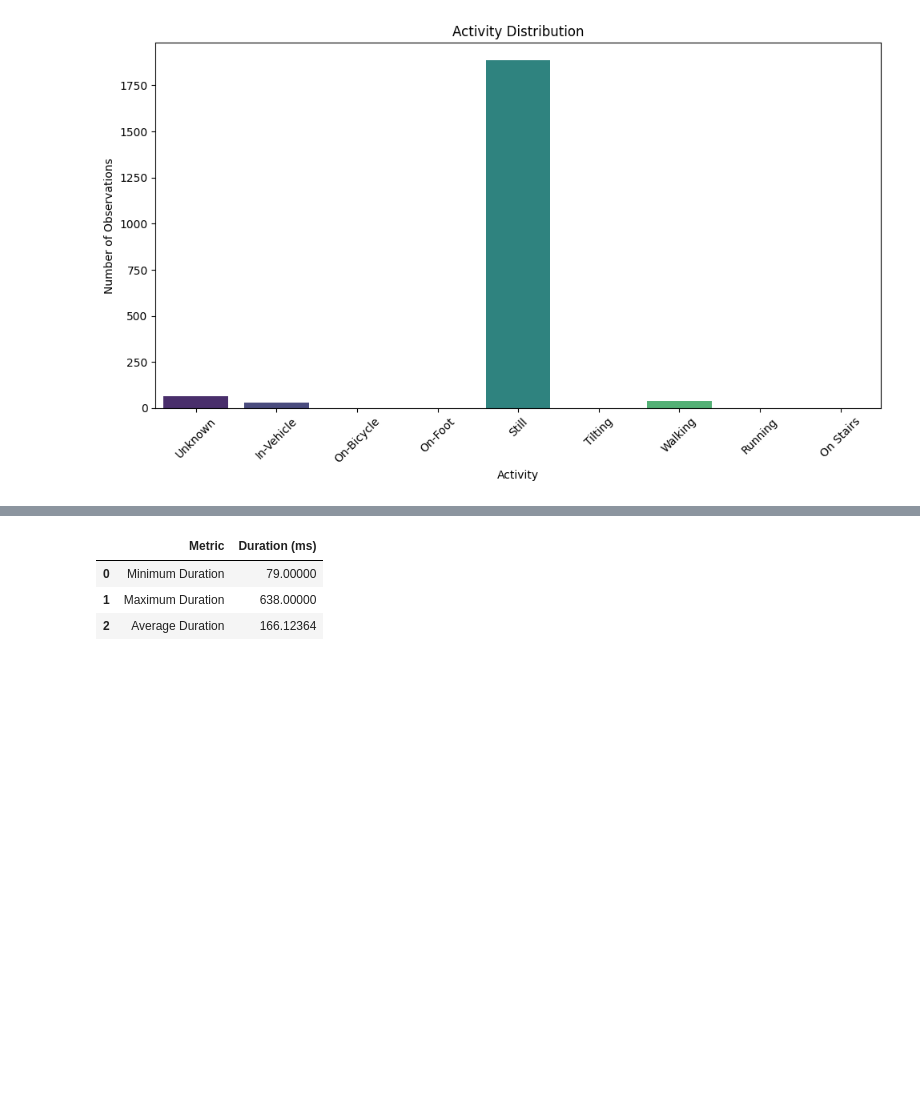
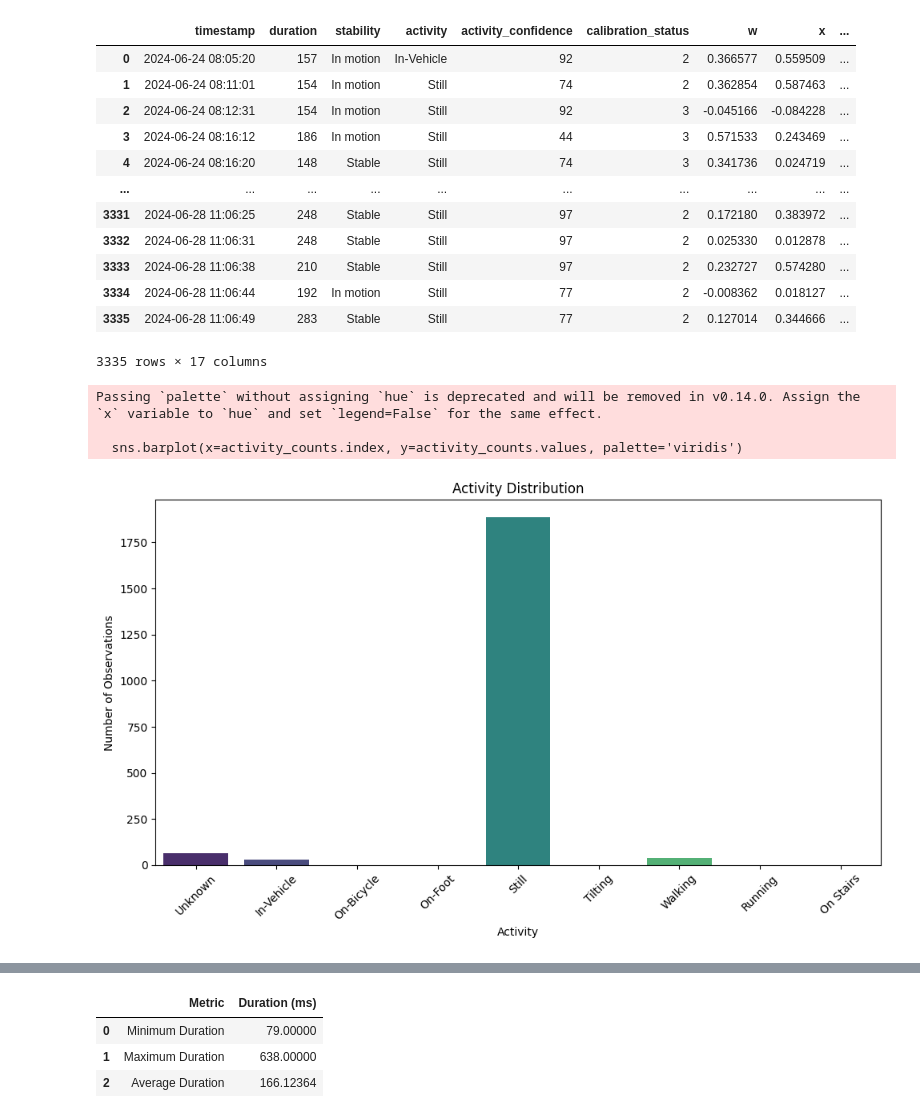
Before and after one commit to johalexander/subjective-self-tracking, a Jupyter notebook: prototype/code/visualisations/visualisations_prototype.ipynb, the cells around one changed output, grey strips where cells are left out. Cells and saved outputs as stored; diff of their text form; code cells hidden in the pictures; blank space fills up the shorter version.

```diff
--- a/prototype/code/visualisations/visualisations_prototype.ipynb
+++ b/prototype/code/visualisations/visualisations_prototype.ipynb
@@ -16,7 +16,23 @@ data['hour_minute'] = data['timestamp'].dt.hour + data['timestamp'].dt.minute /
 
 data = data[data['timestamp'] >= pd.Timestamp('2024-01-01')]
 
-data[['roll', 'pitch', 'yaw']] = data.apply(lambda row: quaternion_calculation.calculate_angles((row['w'], row['x'], row['y'], row['z'])), axis=1, result_type='expand')
+data[['roll', 'pitch', 'yaw']] = data.apply(lambda row: calculations.quaternion_to_euler(row['w'], row['x'], row['y'], row['z']), axis=1, result_type='expand')
+# %%
+data
+# %% [output]
+|  | timestamp | duration | stability | activity | activity_confidence | calibration_status | w | x | ... |
+| 0 | 2024-06-24 08:05:20 | 157 | In motion | In-Vehicle | 92 | 2 | 0.366577 | 0.559509 | ... |
+| 1 | 2024-06-24 08:11:01 | 154 | In motion | Still | 74 | 2 | 0.362854 | 0.587463 | ... |
+| 2 | 2024-06-24 08:12:31 | 154 | In motion | Still | 92 | 3 | -0.045166 | -0.084228 | ... |
+| 3 | 2024-06-24 08:16:12 | 186 | In motion | Still | 44 | 3 | 0.571533 | 0.243469 | ... |
+| 4 | 2024-06-24 08:16:20 | 148 | Stable | Still | 74 | 3 | 0.341736 | 0.024719 | ... |
+| ... | ... | ... | ... | ... | ... | ... | ... | ... | ... |
+| 3331 | 2024-06-28 11:06:25 | 248 | Stable | Still | 97 | 2 | 0.172180 | 0.383972 | ... |
+| 3332 | 2024-06-28 11:06:31 | 248 | Stable | Still | 97 | 2 | 0.025330 | 0.012878 | ... |
+| 3333 | 2024-06-28 11:06:38 | 210 | Stable | Still | 97 | 2 | 0.232727 | 0.574280 | ... |
+| 3334 | 2024-06-28 11:06:44 | 192 | In motion | Still | 77 | 2 | -0.008362 | 0.018127 | ... |
+| 3335 | 2024-06-28 11:06:49 | 283 | Stable | Still | 77 | 2 | 0.127014 | 0.344666 | ... |
+3335 rows × 17 columns
 # %%
 filter_calibration_status = True
 if filter_calibration_status:
@@ -34,6 +50,9 @@ plt.xticks(rotation=45)
 plt.tight_layout()
 plt.show()
 # %% [output]
+Passing `palette` without assigning `hue` is deprecated and will be removed in v0.14.0. Assign the `x` variable to `hue` and set `legend=False` for the same effect.
+
+  sns.barplot(x=activity_counts.index, y=activity_counts.values, palette='viridis')
 [figure]
 # %%
 all_stability_statuses = ['Unknown', 'On Table', 'Stationary', 'Stable', 'In motion']
```
Also changed, not shown: parts of 6 cells of this notebook.
